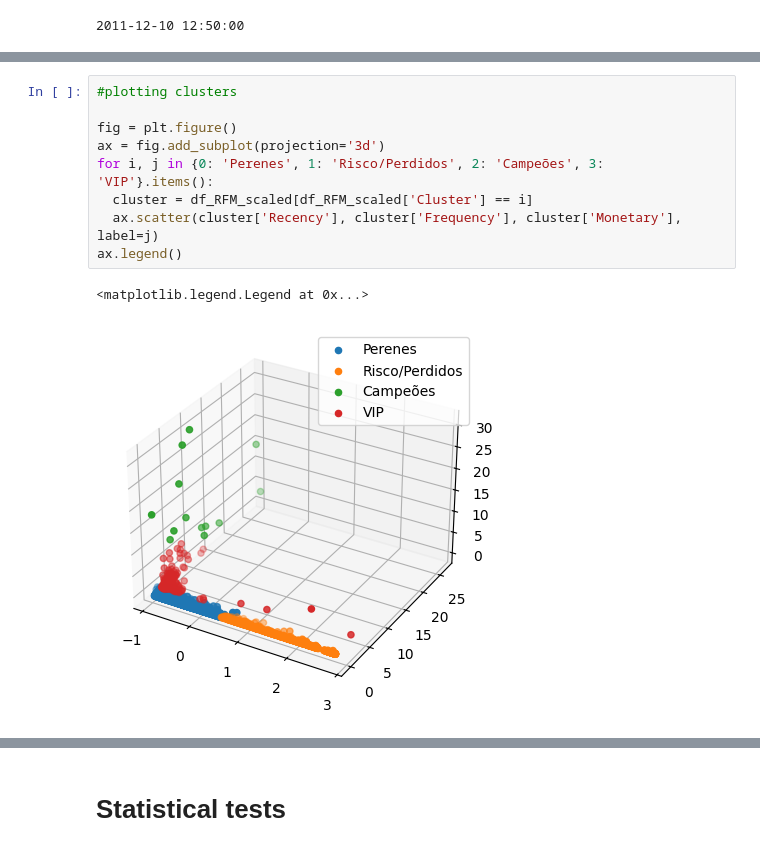
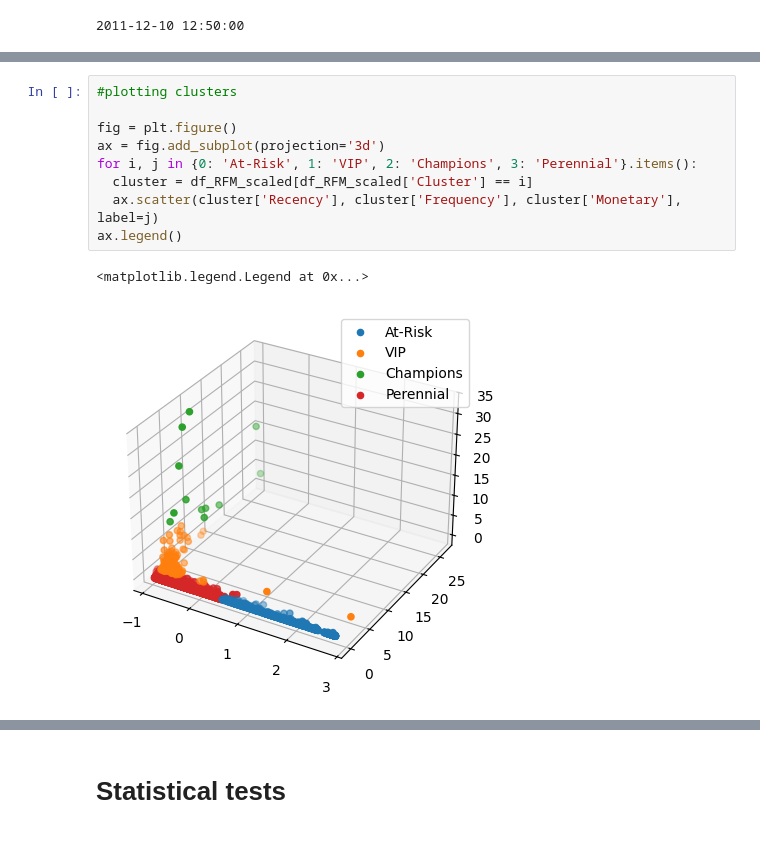
Before and after one commit to Gabriel-Menezes-Morais/Fictional-Retail-Analysis, a Jupyter notebook: Análise_Varejo.ipynb, the cells around one changed output, grey strips where cells are left out. Drawn from its saved outputs; the diff is of its cells as text.

```diff
--- a/Análise_Varejo.ipynb
+++ b/Análise_Varejo.ipynb
@@ -500,15 +522,15 @@ dtype: int64
 # %%
 #plotting clusters
 
 fig = plt.figure()
 ax = fig.add_subplot(projection='3d')
-for i, j in {0: 'Perenes', 1: 'Risco/Perdidos', 2: 'Campeões', 3: 'VIP'}.items():
+for i, j in {0: 'At-Risk', 1: 'VIP', 2: 'Champions', 3: 'Perennial'}.items():
   cluster = df_RFM_scaled[df_RFM_scaled['Cluster'] == i]
   ax.scatter(cluster['Recency'], cluster['Frequency'], cluster['Monetary'], label=j)
 ax.legend()
 # %% [output]
 <matplotlib.legend.Legend at 0x...>
-[figure, old version]
+[figure, new version]
 # %%
 cluster_analysis = df_RFM.groupby('Cluster').agg({
     'Recency': 'mean',
```
Also changed, not shown: parts of 51 cells of this notebook.
